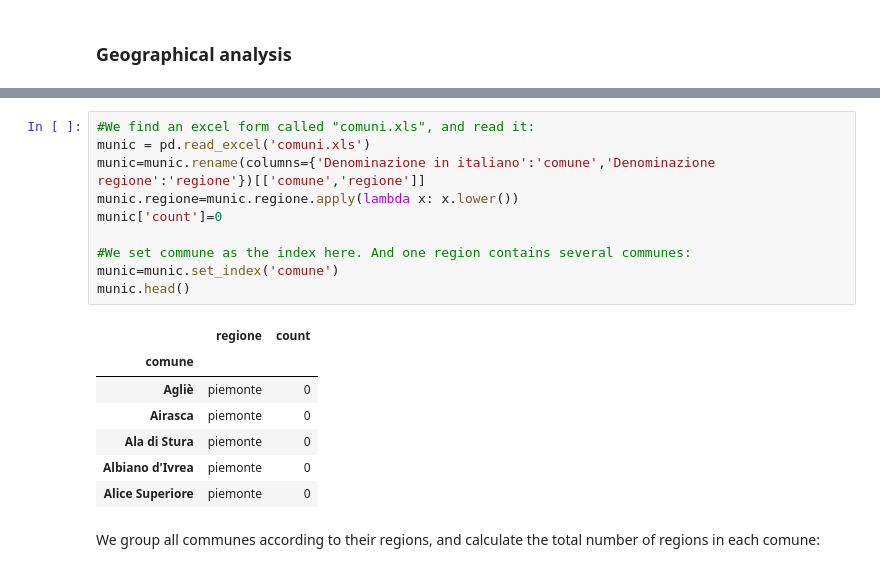
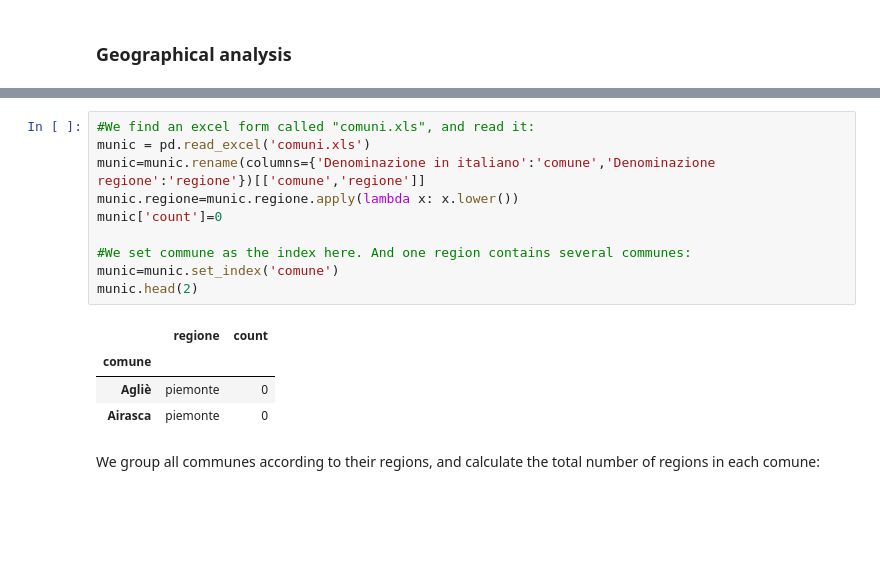
Before and after one commit to menghanhui/ADA-Project, a Jupyter notebook: Milestone2_withText.ipynb, the cells around one changed output, grey strips where cells are left out. Cells and saved outputs as stored; diff of their text form; blank space fills up the shorter version.

```diff
--- a/Milestone2_withText.ipynb
+++ b/Milestone2_withText.ipynb
@@ -509,21 +517,18 @@ Here we calculate the distribution of Italian communes(Itatian: comune) and regi
 # %%
 #We find an excel form called "comuni.xls", and read it:
 munic = pd.read_excel('comuni.xls')
 munic=munic.rename(columns={'Denominazione in italiano':'comune','Denominazione regione':'regione'})[['comune','regione']]
 munic.regione=munic.regione.apply(lambda x: x.lower())
 munic['count']=0
 
 #We set commune as the index here. And one region contains several communes:
 munic=munic.set_index('comune')
-munic.head()
+munic.head(2)
 # %% [output]
 |  | regione | count |
 | comune |  |  |
 | Agliè | piemonte | 0 |
 | Airasca | piemonte | 0 |
-| Ala di Stura | piemonte | 0 |
-| Albiano d'Ivrea | piemonte | 0 |
-| Alice Superiore | piemonte | 0 |
 # %% [markdown]
 We group all communes according to their regions, and calculate the total number of regions in each comune:
 # %%
```
Also changed, not shown: parts of 5 cells of this notebook.
